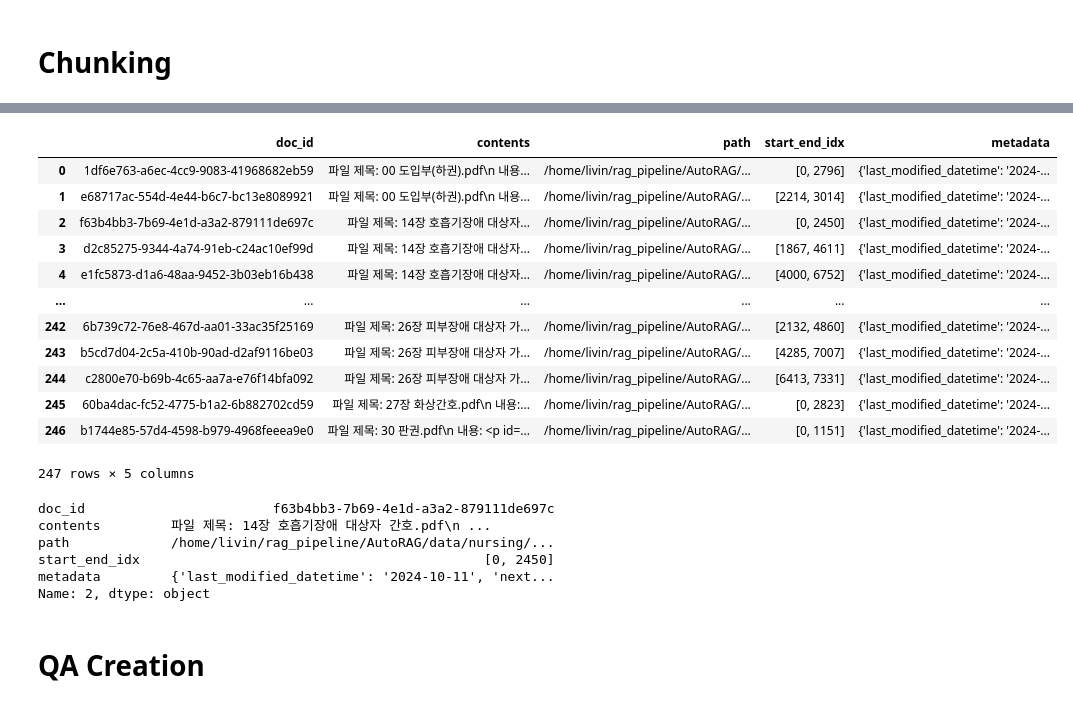
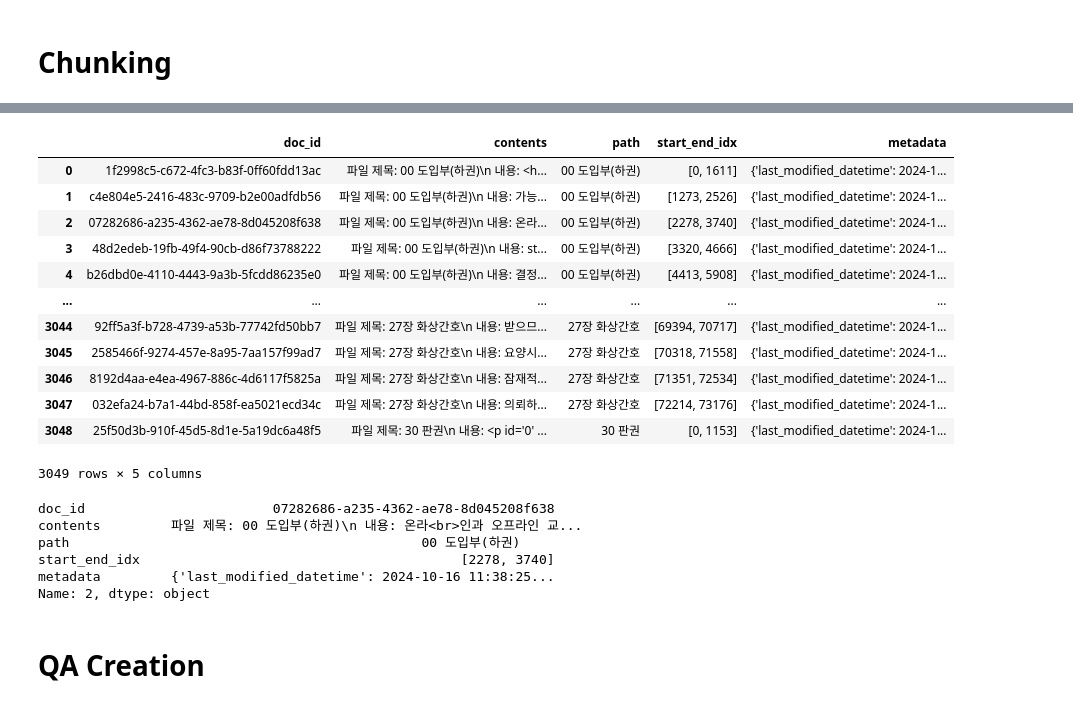
Before and after one commit to Rimo-rimo/rag_pipeline, a Jupyter notebook: AutoRAG/notebook/DataCreation_nursing.ipynb, the cells around one changed output, grey strips where cells are left out. Saved outputs shown, nothing was run; the diff lists cells and outputs as text; code cells hidden in the pictures.

```diff
--- a/AutoRAG/notebook/DataCreation_nursing.ipynb
+++ b/AutoRAG/notebook/DataCreation_nursing.ipynb
@@ -103,29 +103,29 @@ chunker.start_chunking("../configs/Chunk.yaml")
 # %%
 # Chunk 결과 확인
-corpus_df = pd.read_parquet("../results/chunk/nursing/1/0.parquet")
+corpus_df = pd.read_parquet("../results/chunk/nursing/2_nursing_chunk/0.parquet")
 corpus_df
 # %% [output]
 |  | doc_id | contents | path | start_end_idx | metadata |
-| 0 | 1df6e763-a6ec-4cc9-9083-41968682eb59 | 파일 제목: 00 도입부(하권).pdf\n 내용... | /home/livin/rag_pipeline/AutoRAG/... | [0, 2796] | {'last_modified_datetime': '2024-... |
-| 1 | e68717ac-554d-4e44-b6c7-bc13e8089921 | 파일 제목: 00 도입부(하권).pdf\n 내용... | /home/livin/rag_pipeline/AutoRAG/... | [2214, 3014] | {'last_modified_datetime': '2024-... |
-| 2 | f63b4bb3-7b69-4e1d-a3a2-879111de697c | 파일 제목: 14장 호흡기장애 대상자... | /home/livin/rag_pipeline/AutoRAG/... | [0, 2450] | {'last_modified_datetime': '2024-... |
-| 3 | d2c85275-9344-4a74-91eb-c24ac10ef99d | 파일 제목: 14장 호흡기장애 대상자... | /home/livin/rag_pipeline/AutoRAG/... | [1867, 4611] | {'last_modified_datetime': '2024-... |
-| 4 | e1fc5873-d1a6-48aa-9452-3b03eb16b438 | 파일 제목: 14장 호흡기장애 대상자... | /home/livin/rag_pipeline/AutoRAG/... | [4000, 6752] | {'last_modified_datetime': '2024-... |
+| 0 | 1f2998c5-c672-4fc3-b83f-0ff60fdd13ac | 파일 제목: 00 도입부(하권)\n 내용: <h... | 00 도입부(하권) | [0, 1611] | {'last_modified_datetime': 2024-1... |
+| 1 | c4e804e5-2416-483c-9709-b2e00adfdb56 | 파일 제목: 00 도입부(하권)\n 내용: 가능... | 00 도입부(하권) | [1273, 2526] | {'last_modified_datetime': 2024-1... |
+| 2 | 07282686-a235-4362-ae78-8d045208f638 | 파일 제목: 00 도입부(하권)\n 내용: 온라... | 00 도입부(하권) | [2278, 3740] | {'last_modified_datetime': 2024-1... |
+| 3 | 48d2edeb-19fb-49f4-90cb-d86f73788222 | 파일 제목: 00 도입부(하권)\n 내용: st... | 00 도입부(하권) | [3320, 4666] | {'last_modified_datetime': 2024-1... |
+| 4 | b26dbd0e-4110-4443-9a3b-5fcdd86235e0 | 파일 제목: 00 도입부(하권)\n 내용: 결정... | 00 도입부(하권) | [4413, 5908] | {'last_modified_datetime': 2024-1... |
 | ... | ... | ... | ... | ... | ... |
-| 242 | 6b739c72-76e8-467d-aa01-33ac35f25169 | 파일 제목: 26장 피부장애 대상자 가... | /home/livin/rag_pipeline/AutoRAG/... | [2132, 4860] | {'last_modified_datetime': '2024-... |
-| 243 | b5cd7d04-2c5a-410b-90ad-d2af9116be03 | 파일 제목: 26장 피부장애 대상자 가... | /home/livin/rag_pipeline/AutoRAG/... | [4285, 7007] | {'last_modified_datetime': '2024-... |
-| 244 | c2800e70-b69b-4c65-aa7a-e76f14bfa092 | 파일 제목: 26장 피부장애 대상자 가... | /home/livin/rag_pipeline/AutoRAG/... | [6413, 7331] | {'last_modified_datetime': '2024-... |
-| 245 | 60ba4dac-fc52-4775-b1a2-6b882702cd59 | 파일 제목: 27장 화상간호.pdf\n 내용:... | /home/livin/rag_pipeline/AutoRAG/... | [0, 2823] | {'last_modified_datetime': '2024-... |
-| 246 | b1744e85-57d4-4598-b979-4968feeea9e0 | 파일 제목: 30 판권.pdf\n 내용: <p id=... | /home/livin/rag_pipeline/AutoRAG/... | [0, 1151] | {'last_modified_datetime': '2024-... |
+| 3044 | 92ff5a3f-b728-4739-a53b-77742fd50bb7 | 파일 제목: 27장 화상간호\n 내용: 받으므... | 27장 화상간호 | [69394, 70717] | {'last_modified_datetime': 2024-1... |
+| 3045 | 2585466f-9274-457e-8a95-7aa157f99ad7 | 파일 제목: 27장 화상간호\n 내용: 요양시... | 27장 화상간호 | [70318, 71558] | {'last_modified_datetime': 2024-1... |
+| 3046 | 8192d4aa-e4ea-4967-886c-4d6117f5825a | 파일 제목: 27장 화상간호\n 내용: 잠재적... | 27장 화상간호 | [71351, 72534] | {'last_modified_datetime': 2024-1... |
+| 3047 | 032efa24-b7a1-44bd-858f-ea5021ecd34c | 파일 제목: 27장 화상간호\n 내용: 의뢰하... | 27장 화상간호 | [72214, 73176] | {'last_modified_datetime': 2024-1... |
+| 3048 | 25f50d3b-910f-45d5-8d1e-5a19dc6a48f5 | 파일 제목: 30 판권\n 내용: <p id='0' ... | 30 판권 | [0, 1153] | {'last_modified_datetime': 2024-1... |
-247 rows × 5 columns
+3049 rows × 5 columns
 # %%
 corpus_df.iloc[2]
 # %% [output]
-doc_id                        f63b4bb3-7b69-4e1d-a3a2-879111de697c
-contents         파일 제목: 14장 호흡기장애 대상자 간호.pdf\n ...
-path             /home/livin/rag_pipeline/AutoRAG/data/nursing/...
-start_end_idx                                            [0, 2450]
-metadata         {'last_modified_datetime': '2024-10-11', 'next...
+doc_id                        07282686-a235-4362-ae78-8d045208f638
+contents         파일 제목: 00 도입부(하권)\n 내용: 온라<br>인과 오프라인 교...
+path                                             00 도입부(하권)
+start_end_idx                                         [2278, 3740]
+metadata         {'last_modified_datetime': 2024-10-16 11:38:25...
 Name: 2, dtype: object
 # %% [markdown]
 # QA Creation
```
Also changed, not shown: parts of 13 cells of this notebook, 4 other files.
